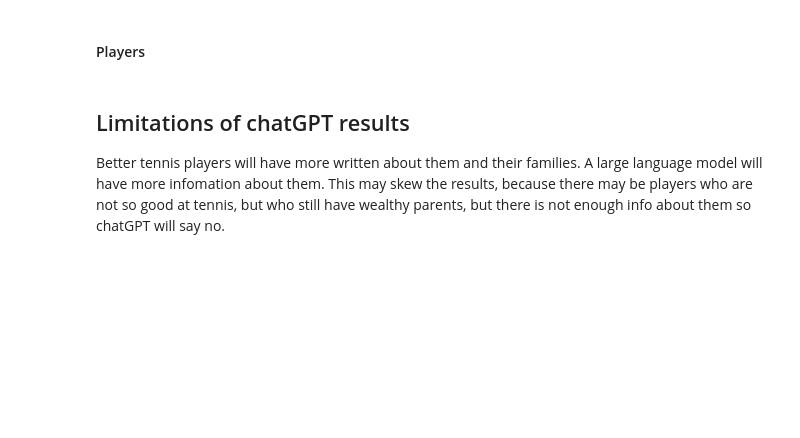
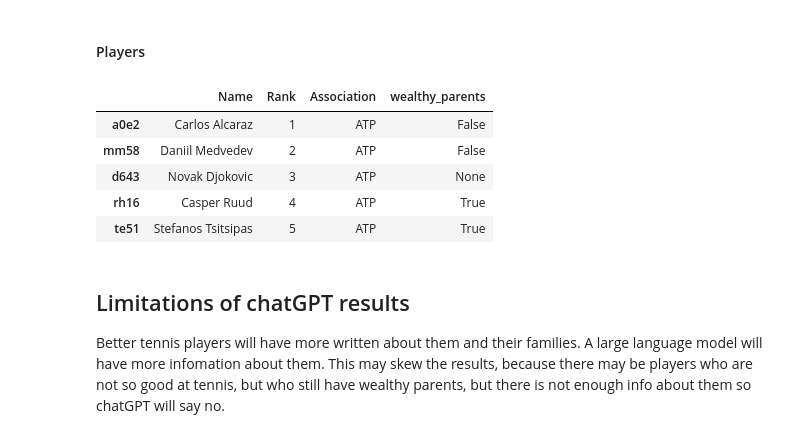
Before and after one commit to mmmcustard/analytics158739, a Jupyter notebook: 158739Assignment4.ipynb, the cells around one changed output. Cells and saved outputs as stored; diff of their text form; code cells hidden in the pictures; blank space fills up the shorter version.

```diff
--- a/158739Assignment4.ipynb
+++ b/158739Assignment4.ipynb
@@ -294,5 +295,2 @@ top_wta_response["Association"] = "WTA"
 # %%
 top_players = pd.concat([top_atp_response, top_wta_response])
-# %%
-top_players = top_players.rename_axis('ID')
-top_players.head()
@@ -357,21 +352,40 @@ WinnerLoser_winner_tournament_matches_wOdds.tail()
 # %% [markdown]
 #### Players
+# %%
+# add a wealthy_parent column
+
+players_df["wealthy_parents"] = None
+# %%
+#loop through all players and find if chatGPT thinks they had wealthy parents
+
+for index, row in players_df.iterrows():
+    player_name = row['Name']
+    wealthy_parents = determine_wealthy_parents(player_name)
+    players_df.at[index, 'wealthy_parents'] = wealthy_parents
+    #print(player_name + " weathly parents is " + str(wealthy_parents))
+
+players_df.head()
 # %%
 # add a wealthy_parent column
 
 top_players["wealthy_parents"] = None
-top_players["country"] = None
 # %%
 #loop through all players and find if chatGPT thinks they had wealthy parents
 
 for index, row in top_players.iterrows():
     player_name = row['Name']
-    country = row['country']
-    wealthy_parents = determine_wealthy_parents(player_name, country)
+    wealthy_parents = determine_wealthy_parents(player_name)
     top_players.at[index, 'wealthy_parents'] = wealthy_parents
     #print(player_name + " weathly parents is " + str(wealthy_parents))
 
-# top_players.head()
+top_players.head()
+# %% [output]
+|  | Name | Rank | Association | wealthy_parents |
+| a0e2 | Carlos Alcaraz | 1 | ATP | False |
+| mm58 | Daniil Medvedev | 2 | ATP | False |
+| d643 | Novak Djokovic | 3 | ATP | None |
+| rh16 | Casper Ruud | 4 | ATP | True |
+| te51 | Stefanos Tsitsipas | 5 | ATP | True |
 # %% [markdown]
 ## Limitations of chatGPT results
 Better tennis players will have more written about them and their families. A large language model will have more infomation about them. This may skew the results, because there may be players who are not so good at tennis, but who still have wealthy parents, but there is not enough info about them so chatGPT will say no.
```
Also changed, not shown: parts of 27 cells of this notebook, 1 other file.
